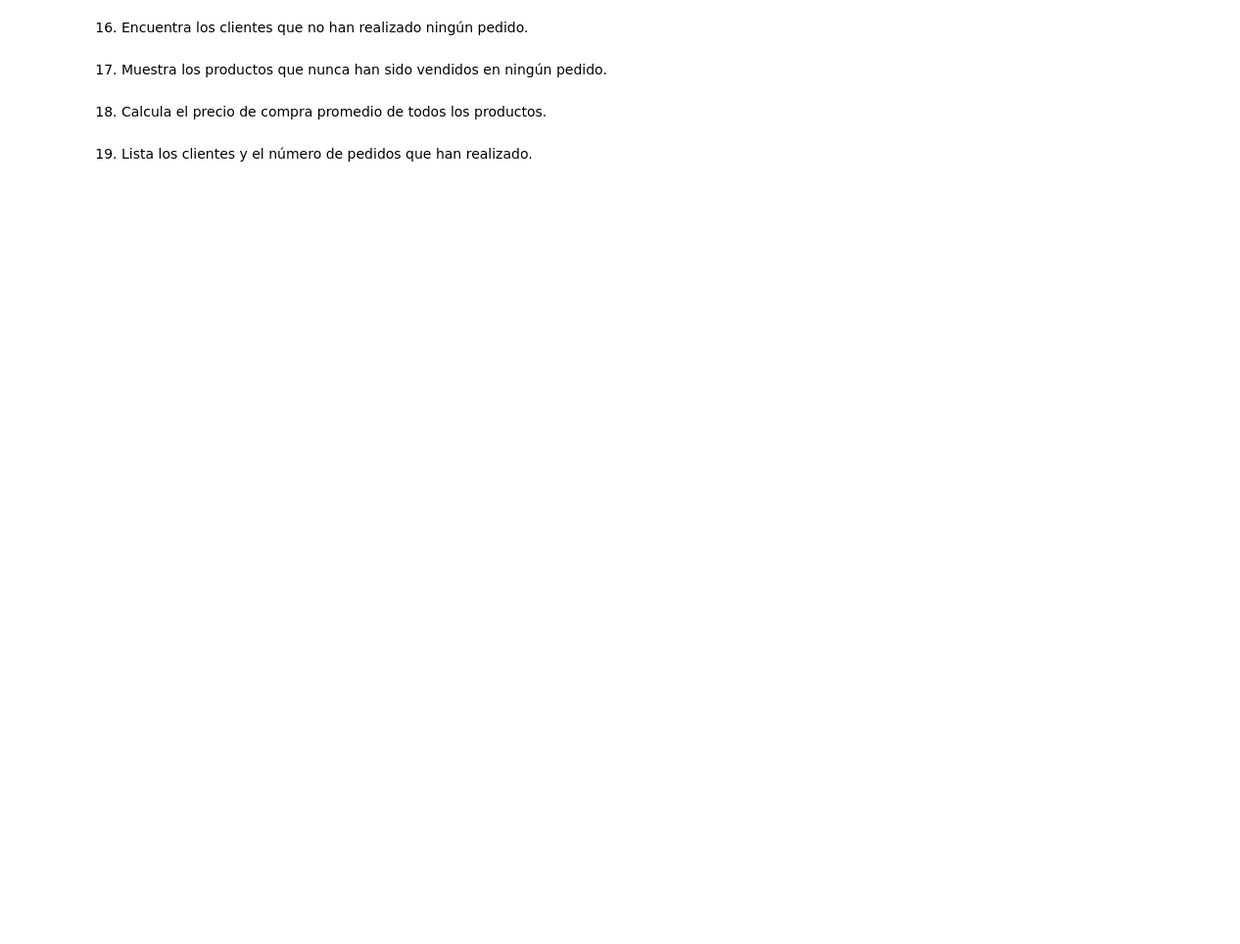
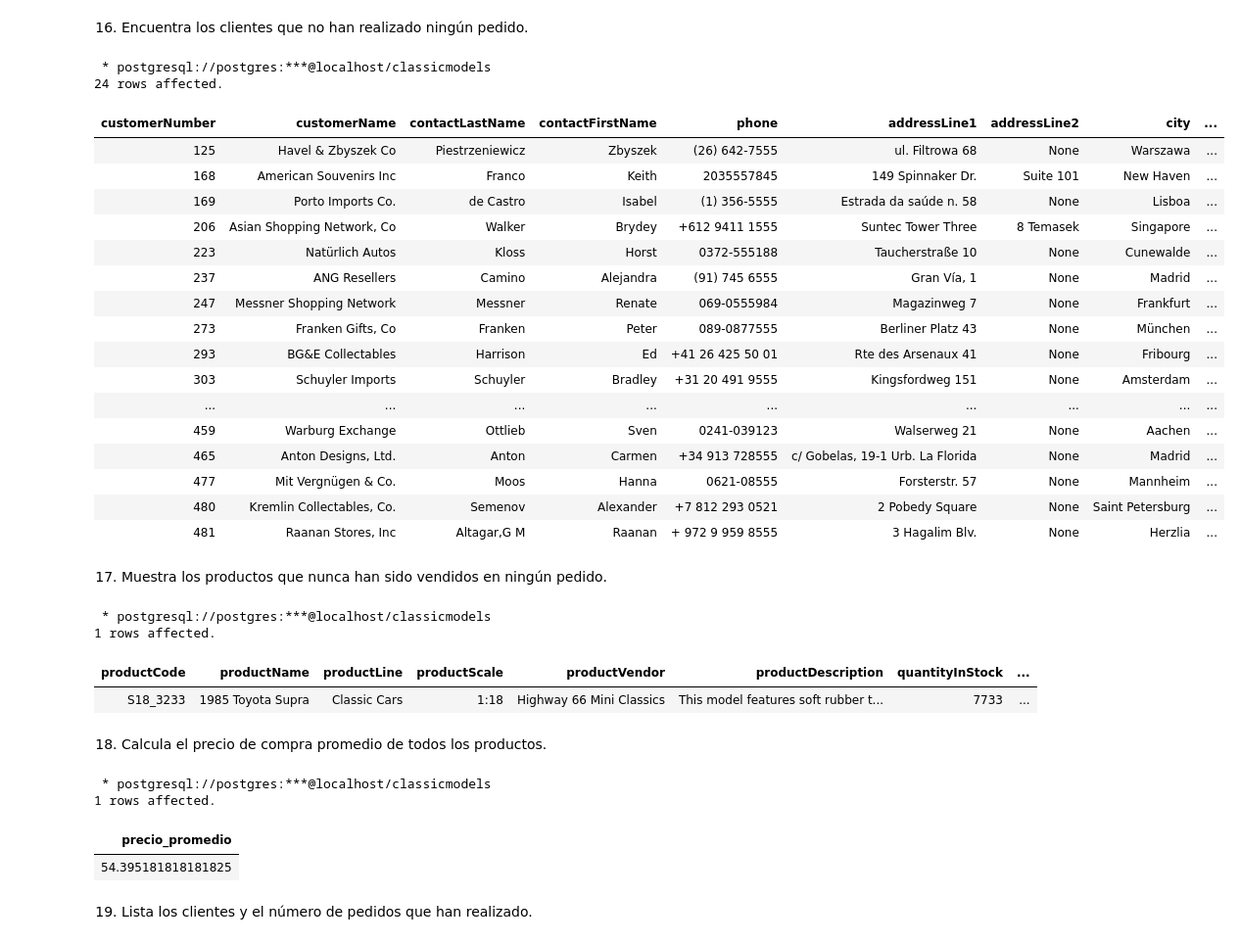
Before and after one commit to edithavalos/react-crud-app, a Jupyter notebook: Ejercicios_SQL.ipynb, the cells around one changed output. Shown at 98% size. Drawn from its saved outputs; the diff is of its cells as text; code cells hidden in the pictures; blank space fills up the shorter version.

```diff
--- a/Ejercicios_SQL.ipynb
+++ b/Ejercicios_SQL.ipynb
@@ -530,20 +588,50 @@ WHERE reportsTo IS NULL;
 # %% [markdown]
 16. Encuentra los clientes que no han realizado ningún pedido.
 # %%
-SELECT customerName
-FROM customers
-WHERE customerNumber NOT IN (SELECT customerNumber FROM orders);
+%%sql
+SELECT * FROM customers c
+WHERE c."customerNumber" NOT IN (SELECT o."customerNumber" FROM orders o);
+# %% [output]
+ * postgresql://postgres:***@localhost/classicmodels
+24 rows affected.
+| customerNumber | customerName | contactLastName | contactFirstName | phone | addressLine1 | addressLine2 | city | ... |
+| 125 | Havel & Zbyszek Co | Piestrzeniewicz | Zbyszek | (26) 642-7555 | ul. Filtrowa 68 | None | Warszawa | ... |
+| 168 | American Souvenirs Inc | Franco | Keith | 2035557845 | 149 Spinnaker Dr. | Suite 101 | New Haven | ... |
+| 169 | Porto Imports Co. | de Castro | Isabel | (1) 356-5555 | Estrada da saúde n. 58 | None | Lisboa | ... |
+| 206 | Asian Shopping Network, Co | Walker | Brydey | +612 9411 1555 | Suntec Tower Three | 8 Temasek | Singapore | ... |
+| 223 | Natürlich Autos | Kloss | Horst | 0372-555188 | Taucherstraße 10 | None | Cunewalde | ... |
+| 237 | ANG Resellers | Camino | Alejandra | (91) 745 6555 | Gran Vía, 1 | None | Madrid | ... |
+| 247 | Messner Shopping Network | Messner | Renate | 069-0555984 | Magazinweg 7 | None | Frankfurt | ... |
+| 273 | Franken Gifts, Co | Franken | Peter | 089-0877555 | Berliner Platz 43 | None | München | ... |
+| 293 | BG&E Collectables | Harrison | Ed | +41 26 425 50 01 | Rte des Arsenaux 41 | None | Fribourg | ... |
+| 303 | Schuyler Imports | Schuyler | Bradley | +31 20 491 9555 | Kingsfordweg 151 | None | Amsterdam | ... |
+| ... | ... | ... | ... | ... | ... | ... | ... | ... |
+| 459 | Warburg Exchange | Ottlieb | Sven | 0241-039123 | Walserweg 21 | None | Aachen | ... |
+| 465 | Anton Designs, Ltd. | Anton | Carmen | +34 913 728555 | c/ Gobelas, 19-1 Urb. La Florida | None | Madrid | ... |
+| 477 | Mit Vergnügen & Co. | Moos | Hanna | 0621-08555 | Forsterstr. 57 | None | Mannheim | ... |
+| 480 | Kremlin Collectables, Co. | Semenov | Alexander | +7 812 293 0521 | 2 Pobedy Square | None | Saint Petersburg | ... |
+| 481 | Raanan Stores, Inc | Altagar,G M | Raanan | + 972 9 959 8555 | 3 Hagalim Blv. | None | Herzlia | ... |
 # %% [markdown]
 17. Muestra los productos que nunca han sido vendidos en ningún pedido.
 # %%
-SELECT productCode
-FROM products
-WHERE productCode NOT IN (SELECT productCode FROM orderdetails);
+%%sql
+SELECT * FROM products p
+WHERE p."productCode" NOT IN (SELECT o."productCode" FROM orderdetails o);
+# %% [output]
+ * postgresql://postgres:***@localhost/classicmodels
+1 rows affected.
+| productCode | productName | productLine | productScale | productVendor | productDescription | quantityInStock | ... |
+| S18_3233 | 1985 Toyota Supra | Classic Cars | 1:18 | Highway 66 Mini Classics | This model features soft rubber t... | 7733 | ... |
 # %% [markdown]
 18. Calcula el precio de compra promedio de todos los productos.
 # %%
-SELECT AVG(buyPrice) AS average_buy_price
-FROM products;
+%%sql
+SELECT AVG(p."buyPrice") AS precio_promedio FROM products p;
+# %% [output]
+ * postgresql://postgres:***@localhost/classicmodels
+1 rows affected.
+| precio_promedio |
+| 54.395181818181825 |
 # %% [markdown]
 19. Lista los clientes y el número de pedidos que han realizado.
 # %%
```
Also changed, not shown: parts of 9 cells of this notebook.
